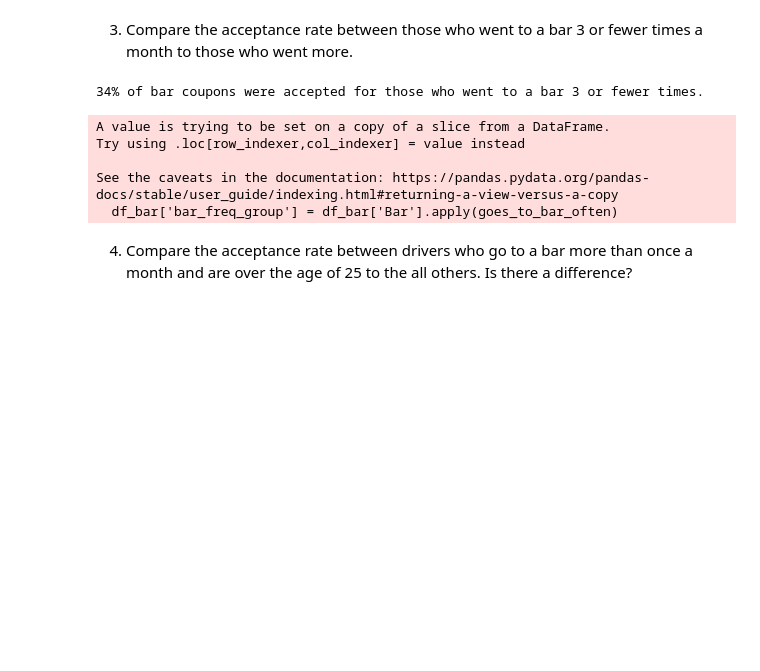
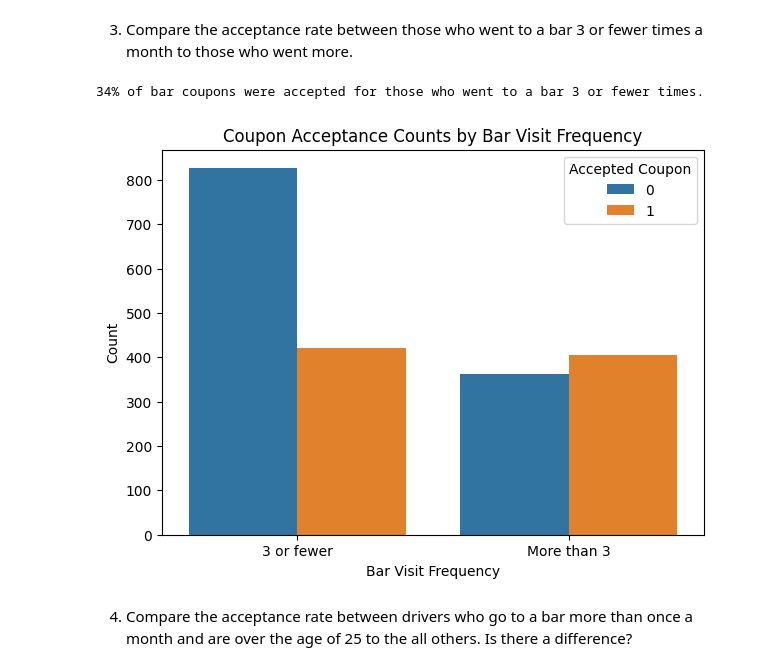
Before and after one commit to micwill755/UB-Application1, a Jupyter notebook: prompt.ipynb, the cells around one changed output. Saved outputs shown, nothing was run; the diff lists cells and outputs as text; code cells hidden in the pictures; blank space fills up the shorter version.

```diff
--- a/prompt.ipynb
+++ b/prompt.ipynb
@@ -271,19 +273,29 @@ def goes_to_bar_often(val):
     else:
         return 1
 
-# create a new column bar_freq_group so we can perform operations
-df_bar['bar_freq_group'] = df_bar['Bar'].apply(goes_to_bar_often)
+df_bar.loc[:, 'bar_freq_group'] = df_bar['Bar'].apply(goes_to_bar_often)
+# Calculate acceptance rate
 acceptance_by_group = df_bar.groupby('bar_freq_group')['Y'].mean()
 three_or_fewer = acceptance_by_group.loc[0]
 
 print(f'{round(three_or_fewer * 100)}% of bar coupons were accepted for those who went to a bar 3 or fewer times.')
 # %% [output]
 34% of bar coupons were accepted for those who went to a bar 3 or fewer times.
-A value is trying to be set on a copy of a slice from a DataFrame.
-Try using .loc[row_indexer,col_indexer] = value instead
-
-See the caveats in the documentation: https://pandas.pydata.org/pandas-docs/stable/user_guide/indexing.html#returning-a-view-versus-a-copy
-  df_bar['bar_freq_group'] = df_bar['Bar'].apply(goes_to_bar_often)
+# %%
+# create a countplot showing the difference between accetpance rate for those who went to a bar 3 or fewer times a month to those who went more.
+df_bar.loc[:, 'bar_freq_group'] = df_bar['Bar'].apply(goes_to_bar_often)
+df_bar.loc[:, 'bar_freq_label'] = df_bar['bar_freq_group'].map({0: '3 or fewer', 1: 'More than 3'})
+
+plt.figure(figsize=(7,5))
+sns.countplot(data=df_bar, x='bar_freq_label', hue='Y')
+plt.title('Coupon Acceptance Counts by Bar Visit Frequency')
+plt.xlabel('Bar Visit Frequency')
+plt.ylabel('Count')
+plt.legend(title='Accepted Coupon')
+plt.savefig('graphs/count-acceptance-bar-visits.png')
+plt.show()
+# %% [output]
+[figure, added]
 # %% [markdown]
 4. Compare the acceptance rate between drivers who go to a bar more than once a month and are over the age of 25 to the all others.  Is there a difference?
 # %%
```
Also changed, not shown: parts of 11 cells of this notebook, 9 other files.
